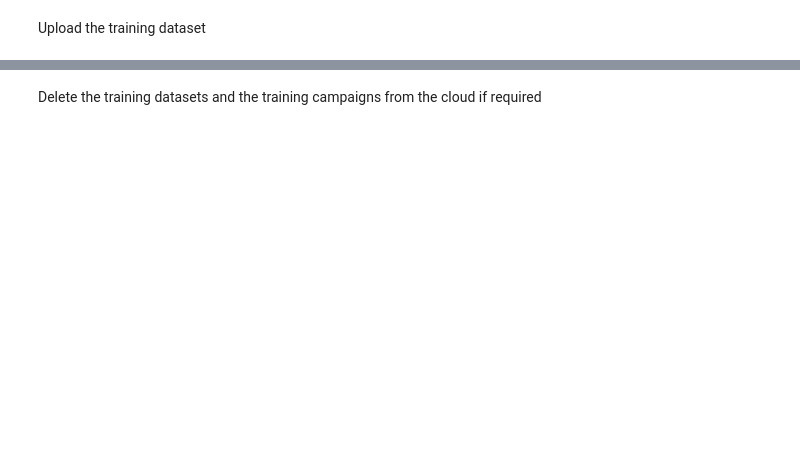
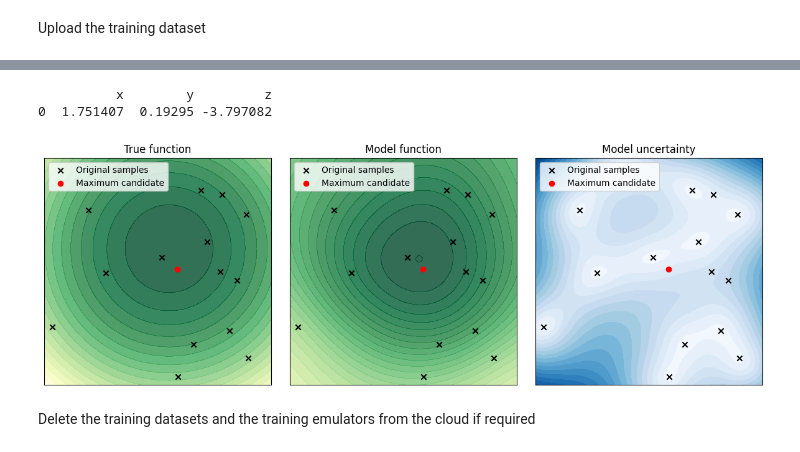
Before and after one commit to digiLab-ai/twinLab-Tutorials, a Jupyter notebook: !18-bayesian_optimisation.ipynb, the cells around one changed output, grey strips where cells are left out. Cells and saved outputs as stored; diff of their text form; code cells hidden in the pictures; blank space fills up the shorter version.

```diff
--- a/!18-bayesian_optimisation.ipynb
+++ b/!18-bayesian_optimisation.ipynb
@@ -309,16 +355,20 @@ We can optimise once again to see if we can achieve a better value for the maxim
 # %%
-# Optimise once again using optimise_campaign
-df_max_new = tl.optimise_campaign("2D_GP", num_points=1)
+# Optimise once again using Emulator.recommend
+df_max_new = new_emulator.recommend(num_points=1, acq_func="ExpectedImprovement")
 df_max_new['z'] = quadratic(df_max_new['x'].values, df_max_new['y'].values) + np.random.normal(scale=0.1, size=1)
 print(df_max_new)
 
 
 # Plot sample location
 plot_function(xx, yy, zz,
-                    z_mean.reshape((nmesh, nmesh)), z_stdv.reshape((nmesh, nmesh)),
+                    z_mean.reshape((nmesh, nmesh)), z_stdev.reshape((nmesh, nmesh)),
                     x_org=x_org, y_org=y_org, z_org=z_org,
                     x_max=df_max_new['x'].values, y_max=df_max_new['y'].values,
                     show_truth=True,
                     )
+# %% [output]
+          x        y         z
+0  1.751407  0.19295 -3.797082
+[figure, added]
 # %% [markdown]
-Delete the training datasets and the training campaigns from the cloud if required
+Delete the training datasets and the training emulators from the cloud if required
```
Also changed, not shown: parts of 27 cells of this notebook, 1 other file.
